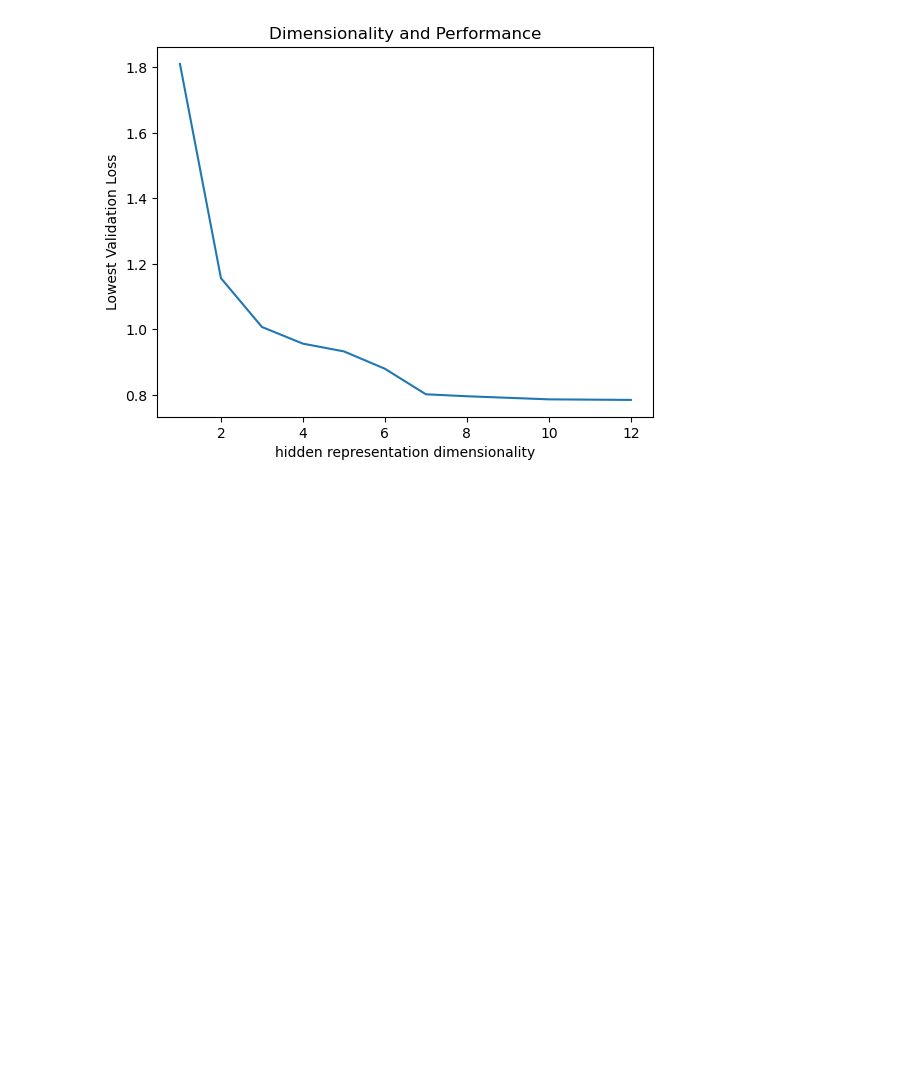
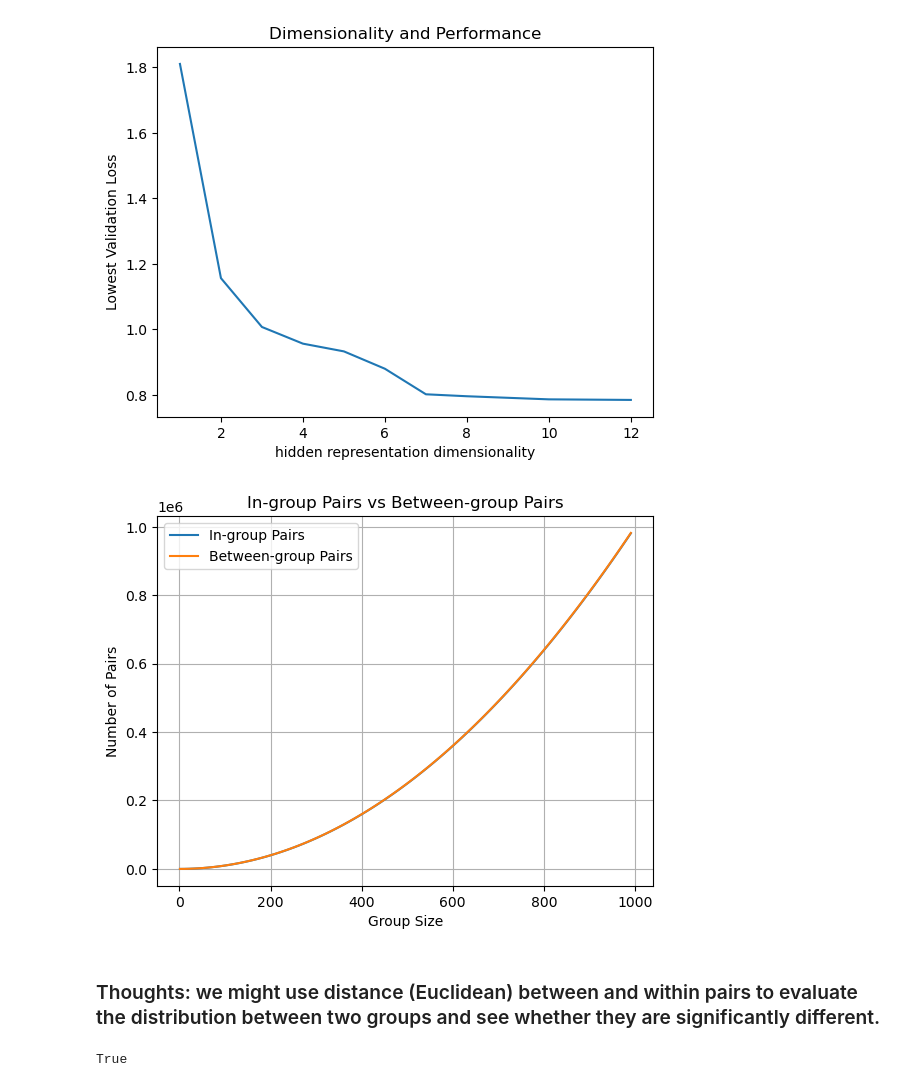
Before and after one commit to Frankalexej/featln, a Jupyter notebook: result_man_diminspection.ipynb, the cells around one changed output. Cells and saved outputs as stored; diff of their text form; code cells hidden in the pictures; blank space fills up the shorter version.

```diff
--- a/result_man_diminspection.ipynb
+++ b/result_man_diminspection.ipynb
@@ -46,3 +48,34 @@ plt.show()
 # %% [output]
 [figure]
 [figure]
+# %%
+import matplotlib.pyplot as plt
+import math
+
+def calculate_in_group_pairs(group_size):
+    return 2 * math.comb(group_size, 2)
+
+def calculate_between_group_pairs(group_size):
+    return group_size * group_size
+
+def plot_pairs_vs_group_size(group_sizes):
+    in_group_pairs = [calculate_in_group_pairs(size) for size in group_sizes]
+    between_group_pairs = [calculate_between_group_pairs(size) for size in group_sizes]
+
+    plt.plot(group_sizes, in_group_pairs, label='In-group Pairs')
+    plt.plot(group_sizes, between_group_pairs, label='Between-group Pairs')
+
+    plt.xlabel('Group Size')
+    plt.ylabel('Number of Pairs')
+    plt.title('In-group Pairs vs Between-group Pairs')
+    plt.legend()
+    plt.grid(True)
+    plt.show()
+
+# Example: Group sizes from 1 to 50
+group_sizes = list(range(1, 1000, 10))
+plot_pairs_vs_group_size(group_sizes)
+# %% [output]
+[figure, added]
+# %% [markdown]
+### Thoughts: we might use distance (Euclidean) between and within pairs to evaluate the distribution between two groups and see whether they are significantly different.
@@ -48,0 +85,4 @@ plt.show()
+# %%
+"SSB01390461_00000030.wav" in os.listdir(as_phone_seg_anno_new_path)
+# %% [output]
+True
```
Also changed, not shown: parts of 19 cells of this notebook, 12 other files.
